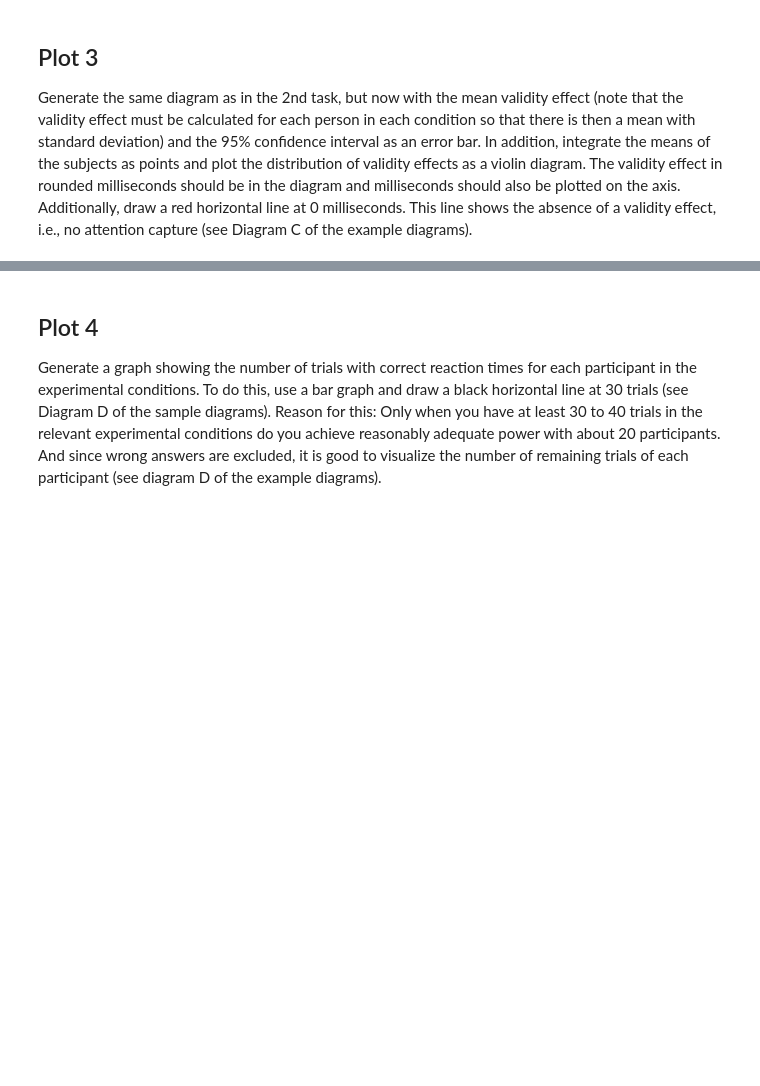
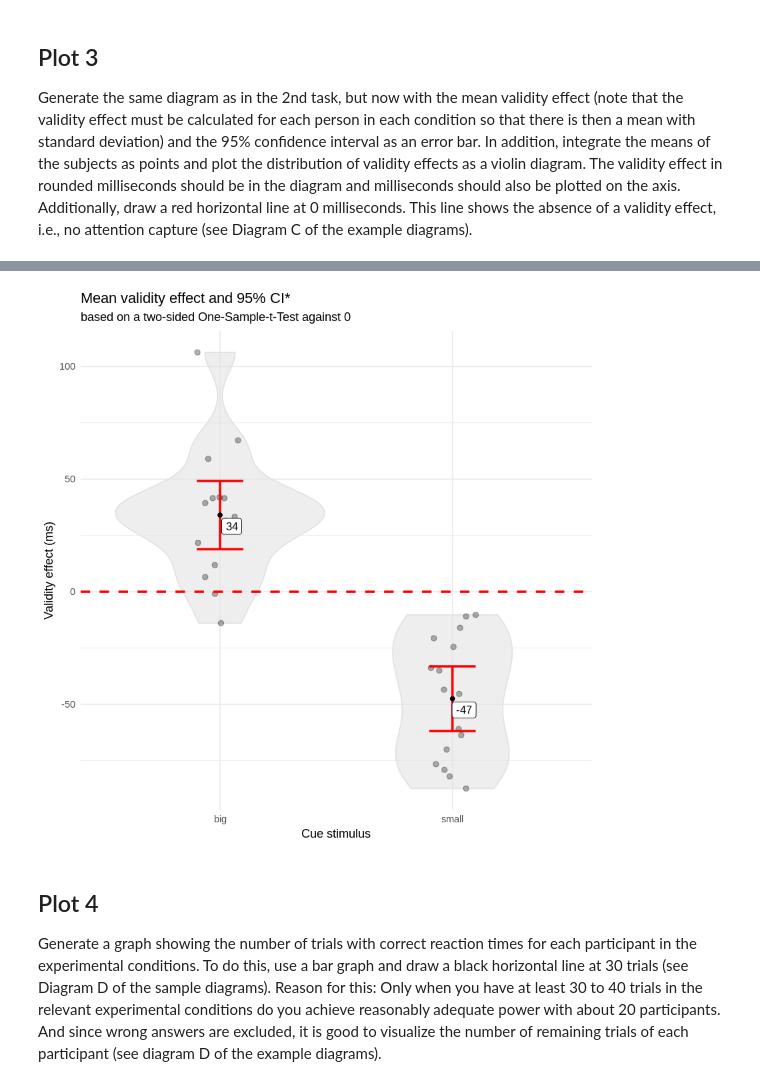
Before and after one commit to dominikpegler/r_analyze_experimental_data, a Jupyter notebook: hw/hw_02.ipynb, the cells around one changed output, grey strips where cells are left out. Saved outputs shown, nothing was run; the diff lists cells and outputs as text; code cells hidden in the pictures; blank space fills up the shorter version.

Commit message:
sd to se and sd to CI margins

```diff
--- a/hw/hw_02.ipynb
+++ b/hw/hw_02.ipynb
@@ -137,3 +97,49 @@ ggplot(data = df_a_val, aes(x=cueSize, y = mean)) +
+# %%
+# df for plot (for violin and jitter and as base for aggregated df)
+valid <- df_correct[df_correct$targetValidity=="valid",]
+valid <- aggregate(valid$reactionTime, list(valid$sbj, valid$cueSize), FUN=mean)
+
+invalid <- df_correct[df_correct$targetValidity=="invalid",]
+invalid <- aggregate(invalid$reactionTime, list(invalid$sbj, invalid$cueSize), FUN=mean)
+
+names(invalid) <- c("sbj", "cueSize", "reactionTime_invalid")
+names(valid) <- c("sbj", "cueSize", "reactionTime_valid")
+
+df_val <- merge(valid, invalid)
+df_val$validityEffect <- df_val$reactionTime_valid - df_val$reactionTime_invalid
+
+df_val$validityEffect <- df_val$validityEffect * 1000 # ms
+
+# aggregated df for plot
+df_a_val_mean <- aggregate(df_val$validityEffect, list(df_val$cueSize), FUN=mean)
+df_a_val_sd <- aggregate(df_val$validityEffect, list(df_val$cueSize), FUN=sd)
+df_a_val_n <- aggregate(df_val$validityEffect, list(df_val$cueSize), FUN = length)
+names(df_a_val_sd)[2] <- "sd"
+names(df_a_val_mean)[2] <- "mean"
+names(df_a_val_n)[2] <- "n"
+df_a_val <- merge(df_a_val_mean, df_a_val_sd)
+df_a_val <- merge(df_a_val, df_a_val_n)
+df_a_val$CI_margin <- qt(0.975, df = (df_a_val$n - 1)) * df_a_val$sd / sqrt(df_a_val$n) # 95% CI 2-sided
+names(df_a_val)[1] <- "cueSize"
+
+# plot
+ggplot(data = df_a_val, aes(x = cueSize, y = mean)) +
+    geom_violin(data = df_val, aes(y = validityEffect, x = cueSize), trim=TRUE, fill = "#e2e2e2", color = "#e2e2e2", alpha = 0.6) +
+    geom_jitter(data = df_val, aes(y = validityEffect, x = cueSize), alpha = 0.3, size = 2, position=position_jitter(0.1)) +
+    geom_errorbar(data = df_a_val, aes(ymin = mean - (CI_margin), ymax = mean + (CI_margin)),
+                  size = 1, color = "red", width = 0.2) +
+    geom_point() +
+    labs(
+        title="Mean validity effect and 95% CI*",
+        subtitle = "based on a two-sided One-Sample-t-Test against 0",
+        x = "Cue stimulus",
+        y = "Validity effect (ms)",
+        color = "Cue size") +
+    geom_label(aes(label = round(df_a_val$mean)),
+              size = 3.5, color = "black", nudge_x = .05, nudge_y = -5) +
+    geom_hline(yintercept = 0, linetype = "dashed", size = 1, color = "red")
+# %% [output]
+[figure, added]
 # %% [markdown]
 ## Plot 4
 Generate a graph showing the number of trials with correct reaction times for each participant in the experimental conditions. To do this, use a bar graph and draw a black horizontal line at 30 trials (see Diagram D of the sample diagrams). Reason for this: Only when you have at least 30 to 40 trials in the relevant experimental conditions do you achieve reasonably adequate power with about 20 participants. And since wrong answers are excluded, it is good to visualize the number of remaining trials of each participant (see diagram D of the example diagrams).
```
Also changed, not shown: parts of 3 cells of this notebook.
